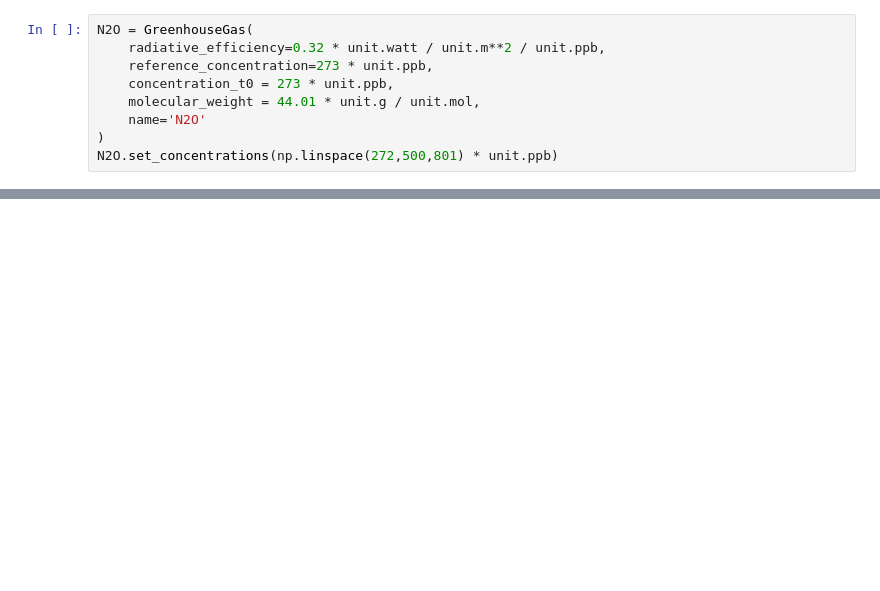
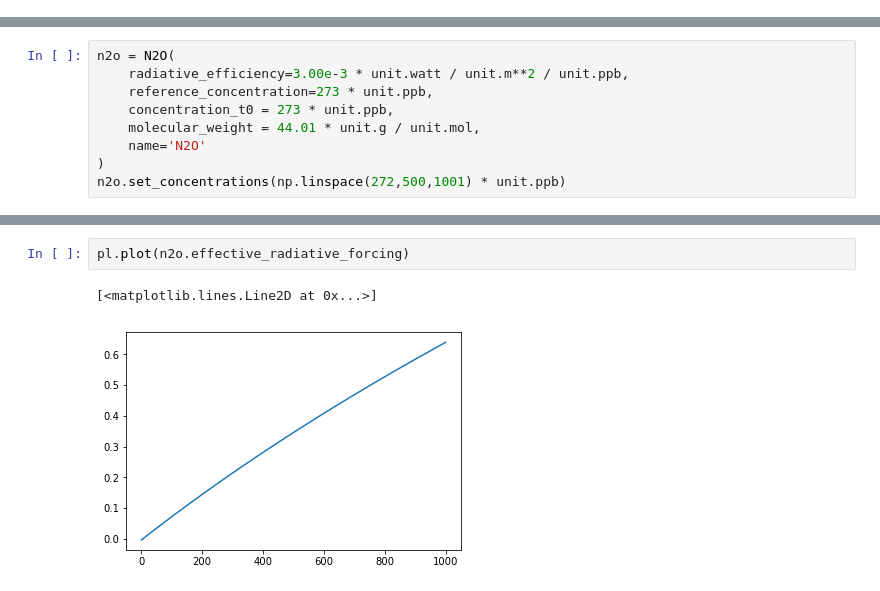
Before and after one commit to JGBroadbent/FAIR, a Jupyter notebook: notebooks/fair2_scribbles.ipynb, the cells around one changed output, grey strips where cells are left out. Cells and saved outputs as stored; diff of their text form; blank space fills up the shorter version.

```diff
--- a/notebooks/fair2_scribbles.ipynb
+++ b/notebooks/fair2_scribbles.ipynb
@@ -183,9 +0,0 @@ scen
-# %%
-N2O = GreenhouseGas(
-    radiative_efficiency=0.32 * unit.watt / unit.m**2 / unit.ppb,
-    reference_concentration=273 * unit.ppb,
-    concentration_t0 = 273 * unit.ppb,
-    molecular_weight = 44.01 * unit.g / unit.mol,
-    name='N2O'
-)
-N2O.set_concentrations(np.linspace(272,500,801) * unit.ppb)
@@ -312,0 +185,9 @@ array([ 272.   ,  272.285,  272.57 ,  272.855,  273.14 ,  273.425,
+# %%
+n2o = N2O(
+    radiative_efficiency=3.00e-3 * unit.watt / unit.m**2 / unit.ppb,
+    reference_concentration=273 * unit.ppb,
+    concentration_t0 = 273 * unit.ppb,
+    molecular_weight = 44.01 * unit.g / unit.mol,
+    name='N2O'
+)
+n2o.set_concentrations(np.linspace(272,500,1001) * unit.ppb)
@@ -312,0 +263,5 @@ array([ 272.   ,  272.285,  272.57 ,  272.855,  273.14 ,  273.425,
+# %%
+pl.plot(n2o.effective_radiative_forcing)
+# %% [output]
+[<matplotlib.lines.Line2D at 0x...>]
+[figure, added]
```
Also changed, not shown: parts of 42 cells of this notebook.
